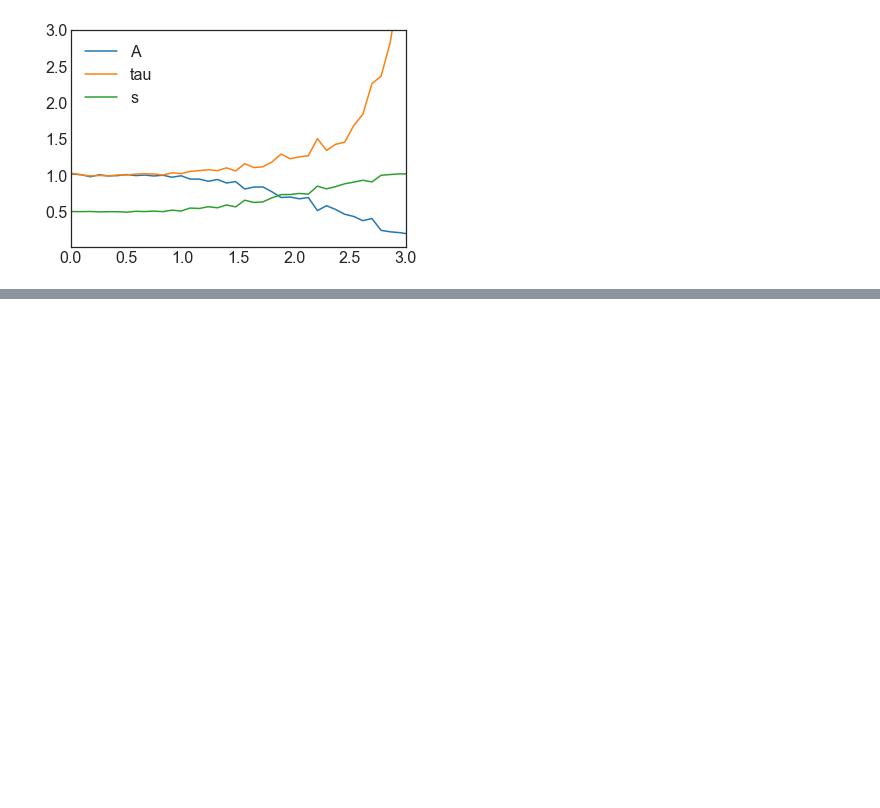
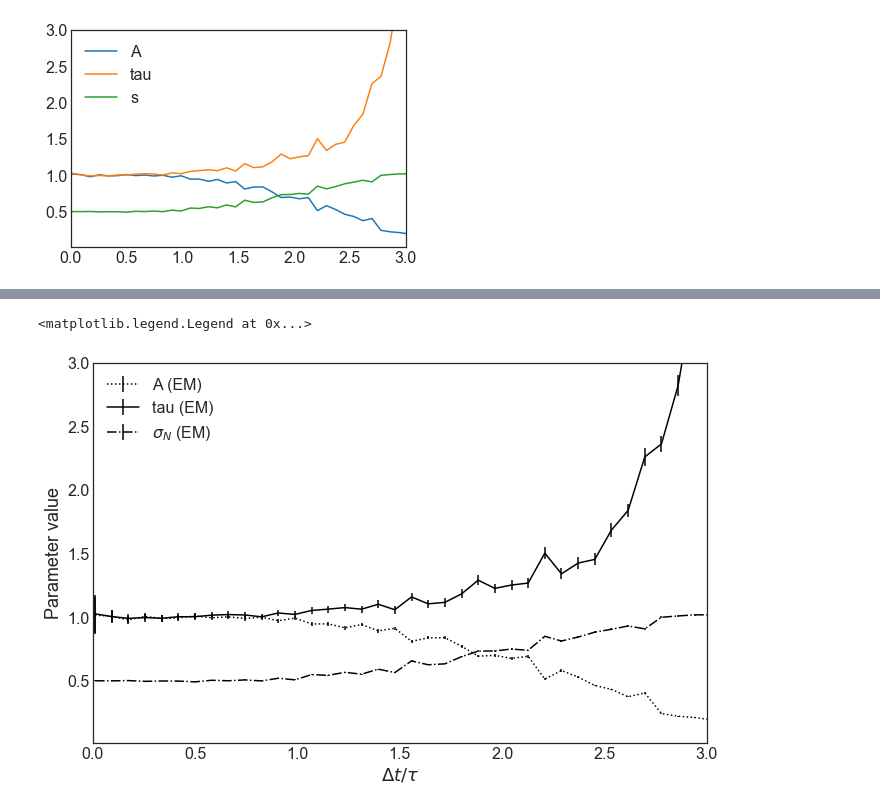
Before and after one commit to hstrey/Ornstein-Uhlenbeck-AddedNoise, a Jupyter notebook: MCMC EM comparison.ipynb, the cells around one changed output, grey strips where cells are left out. Drawn from its saved outputs; the diff is of its cells as text; code cells hidden in the pictures; blank space fills up the shorter version.

```diff
--- a/MCMC EM comparison.ipynb
+++ b/MCMC EM comparison.ipynb
@@ -45,6 +45,8 @@ EMdata
 | 47 | 3.837143 | 0.028687 | 0.000556 | 0.527169 | 0.008329 | 1.104655 | 6.805959 | 0.183677 |
 | 48 | 3.918571 | 0.020988 | 0.000404 | 0.406271 | 0.008846 | 1.111675 | 5.522149 | 0.156831 |
 | 49 | 4.000000 | 0.026997 | 0.000510 | 0.482936 | 0.008498 | 1.104555 | 6.484780 | 0.180709 |
+# %%
+EMdata['dsigmaN_mean'] = EMdata['sigmaN_mean']/np.sqrt(2*10000)
 # %%
 # lets plot the result
 plt.plot(EMdata['dt'],EMdata['dA_mean'],label="dA")
@@ -194,0 +197,17 @@ plt.legend()
+# %%
+# lets plot the result
+plt.figure(figsize=(11,7))
+plt.errorbar(EMdata['dt'],EMdata['A_mean'],yerr=EMdata['dA_mean'],color ="k",linestyle="dotted",label="A (EM)")
+plt.errorbar(EMdata['dt'],EMdata['tau_mean'],yerr=EMdata['dtau_mean'],color ="k",label='tau (EM)')
+plt.errorbar(EMdata['dt'],EMdata['sigmaN_mean'],yerr=EMdata['dsigmaN_mean'],color ="k",linestyle="dashdot",label=r'$\sigma_{N}$ (EM)')
+#plt.plot(EMdata['dt'],EMdata['A_mean'],color ="k",label="A (EM)")
+#plt.plot(EMdata['dt'],EMdata['tau_mean'],color ="k",label='tau (EM)')
+#plt.plot(EMdata['dt'],EMdata['sigmaN_mean'],color ="k",label=r'$\sigma_{N}$ (EM)')
+plt.xlim((0,3))
+plt.ylim((0.01,3))
+plt.xlabel(r'$\Delta t/\tau$')
+plt.ylabel("Parameter value")
+plt.legend(loc="upper left")
+# %% [output]
+<matplotlib.legend.Legend at 0x...>
+[figure, added]
```
Also changed, not shown: parts of 1 cell of this notebook.
